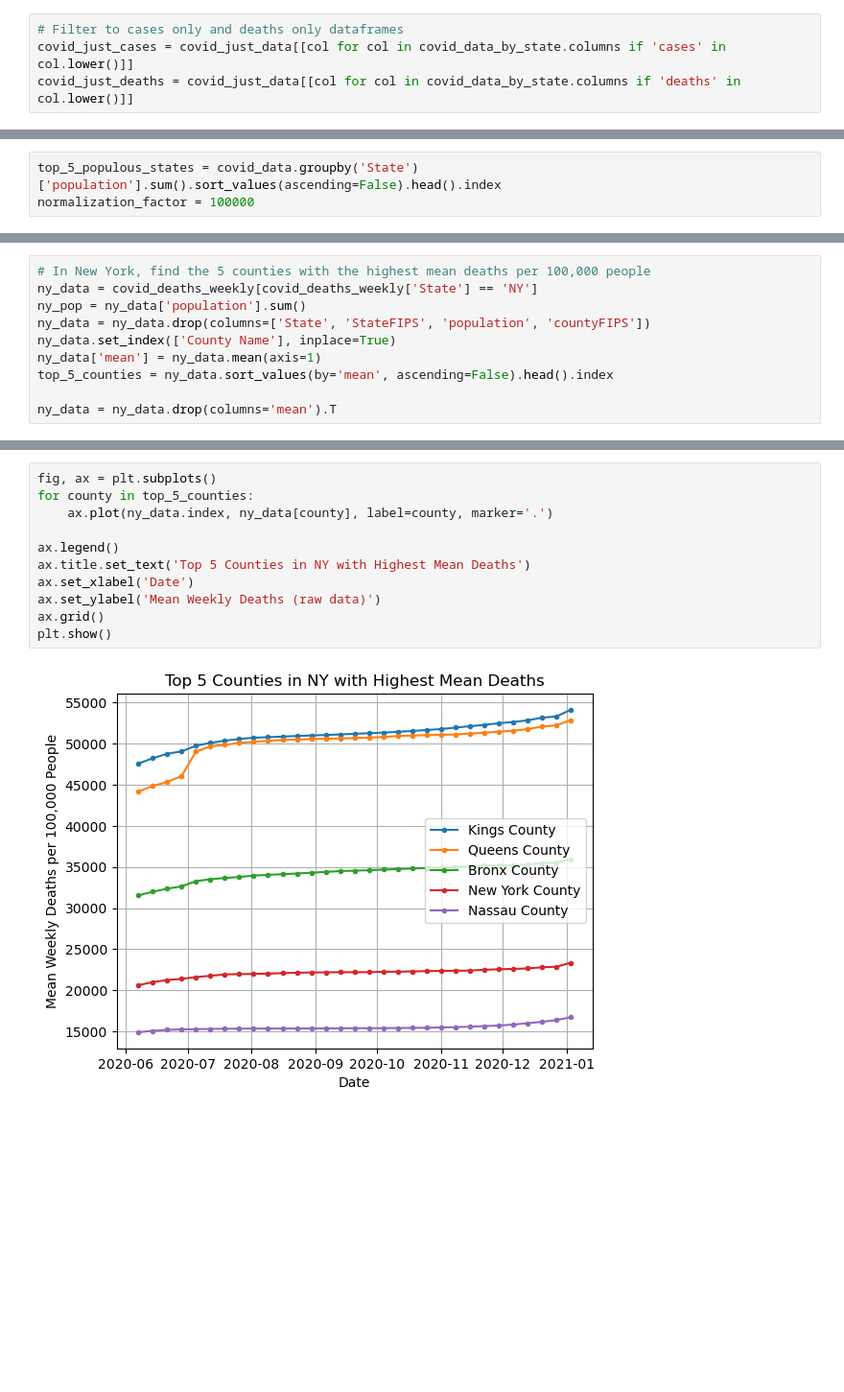
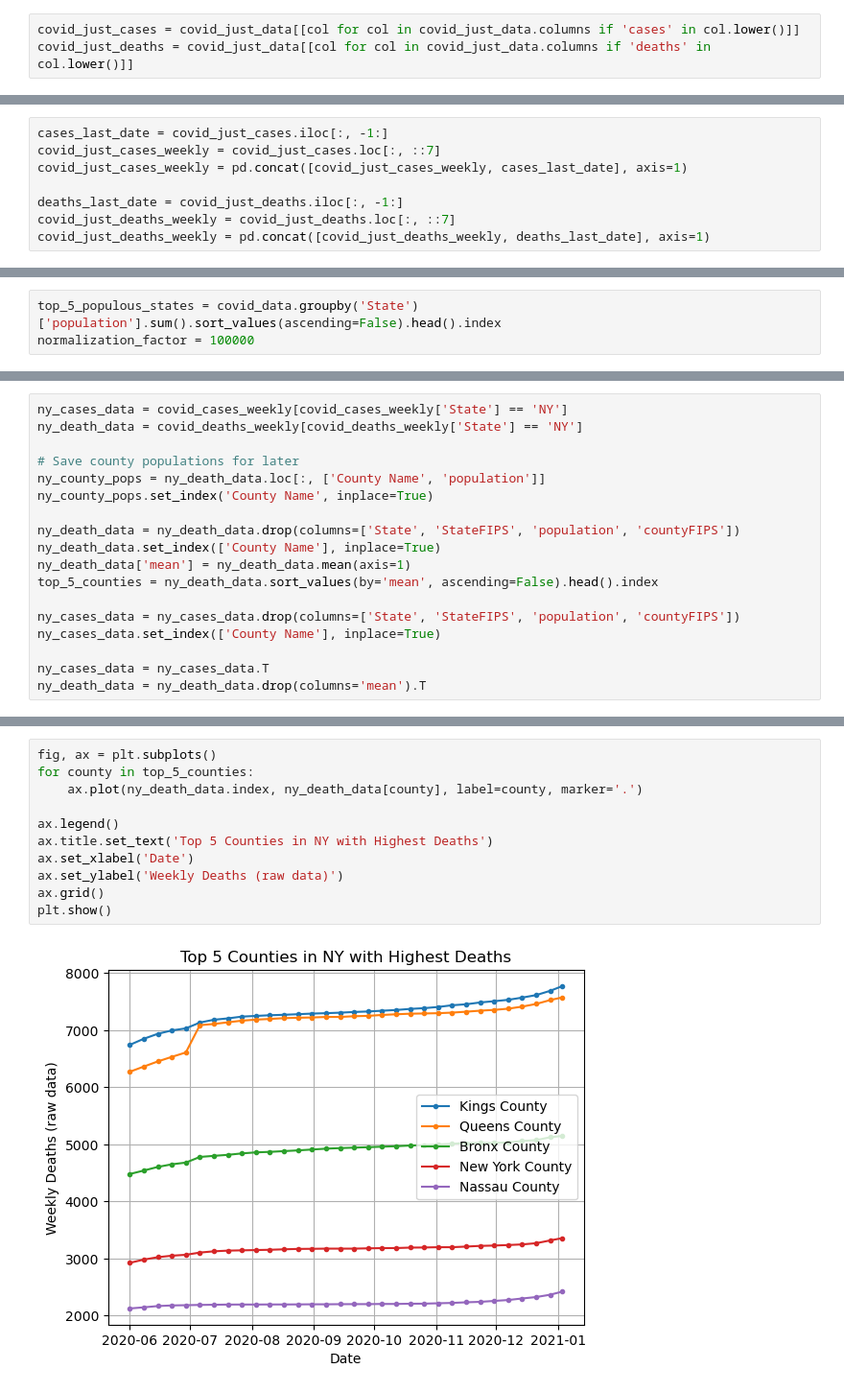
Before and after one commit to smbarber2/405ProjectGroup1, a Jupyter notebook: derek_stage2.ipynb, the cells around one changed output, grey strips where cells are left out. Shown at 96% size. Drawn from its saved outputs; the diff is of its cells as text; blank space fills up the shorter version.

```diff
--- a/derek_stage2.ipynb
+++ b/derek_stage2.ipynb
@@ -25,4 +30,3 @@ covid_just_data = covid_data.drop(columns=metadata_cols)
 # %%
-# Filter to cases only and deaths only dataframes
-covid_just_cases = covid_just_data[[col for col in covid_data_by_state.columns if 'cases' in col.lower()]]
-covid_just_deaths = covid_just_data[[col for col in covid_data_by_state.columns if 'deaths' in col.lower()]]
+covid_just_cases = covid_just_data[[col for col in covid_just_data.columns if 'cases' in col.lower()]]
+covid_just_deaths = covid_just_data[[col for col in covid_just_data.columns if 'deaths' in col.lower()]]
@@ -47,0 +53,8 @@ covid_just_deaths_weekly = covid_just_deaths.T.resample('W').sum().T
+# %%
+cases_last_date = covid_just_cases.iloc[:, -1:]
+covid_just_cases_weekly = covid_just_cases.loc[:, ::7]
+covid_just_cases_weekly = pd.concat([covid_just_cases_weekly, cases_last_date], axis=1)
+
+deaths_last_date = covid_just_deaths.iloc[:, -1:]
+covid_just_deaths_weekly = covid_just_deaths.loc[:, ::7]
+covid_just_deaths_weekly = pd.concat([covid_just_deaths_weekly, deaths_last_date], axis=1)
@@ -123,10 +153,18 @@ plt.show()
 # %%
-# In New York, find the 5 counties with the highest mean deaths per 100,000 people
-ny_data = covid_deaths_weekly[covid_deaths_weekly['State'] == 'NY']
-ny_pop = ny_data['population'].sum()
-ny_data = ny_data.drop(columns=['State', 'StateFIPS', 'population', 'countyFIPS'])
-ny_data.set_index(['County Name'], inplace=True)
-ny_data['mean'] = ny_data.mean(axis=1)
-top_5_counties = ny_data.sort_values(by='mean', ascending=False).head().index
+ny_cases_data = covid_cases_weekly[covid_cases_weekly['State'] == 'NY']
+ny_death_data = covid_deaths_weekly[covid_deaths_weekly['State'] == 'NY']
 
-ny_data = ny_data.drop(columns='mean').T
+# Save county populations for later
+ny_county_pops = ny_death_data.loc[:, ['County Name', 'population']]
+ny_county_pops.set_index('County Name', inplace=True)
+
+ny_death_data = ny_death_data.drop(columns=['State', 'StateFIPS', 'population', 'countyFIPS'])
+ny_death_data.set_index(['County Name'], inplace=True)
+ny_death_data['mean'] = ny_death_data.mean(axis=1)
+top_5_counties = ny_death_data.sort_values(by='mean', ascending=False).head().index
+
+ny_cases_data = ny_cases_data.drop(columns=['State', 'StateFIPS', 'population', 'countyFIPS'])
+ny_cases_data.set_index(['County Name'], inplace=True)
+
+ny_cases_data = ny_cases_data.T
+ny_death_data = ny_death_data.drop(columns='mean').T
@@ -133,13 +173,13 @@ ny_data = ny_data.drop(columns='mean').T
 # %%
 fig, ax = plt.subplots()
 for county in top_5_counties:
-    ax.plot(ny_data.index, ny_data[county], label=county, marker='.')
+    ax.plot(ny_death_data.index, ny_death_data[county], label=county, marker='.')
 
 ax.legend()
-ax.title.set_text('Top 5 Counties in NY with Highest Mean Deaths')
+ax.title.set_text('Top 5 Counties in NY with Highest Deaths')
 ax.set_xlabel('Date')
-ax.set_ylabel('Mean Weekly Deaths (raw data)')
+ax.set_ylabel('Weekly Deaths (raw data)')
 ax.grid()
 plt.show()
 # %% [output]
-[figure, old version]
+[figure, new version]
```
Also changed, not shown: parts of 38 cells of this notebook.
